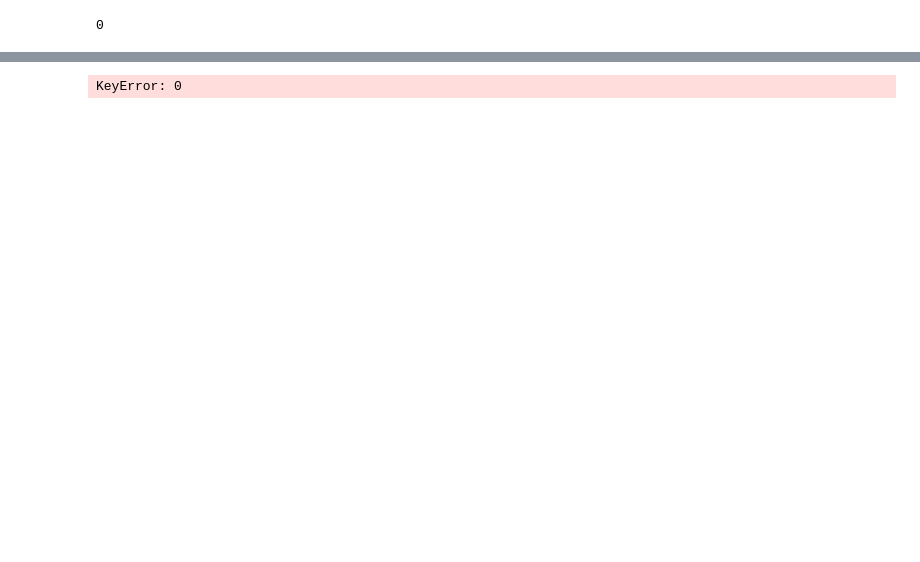
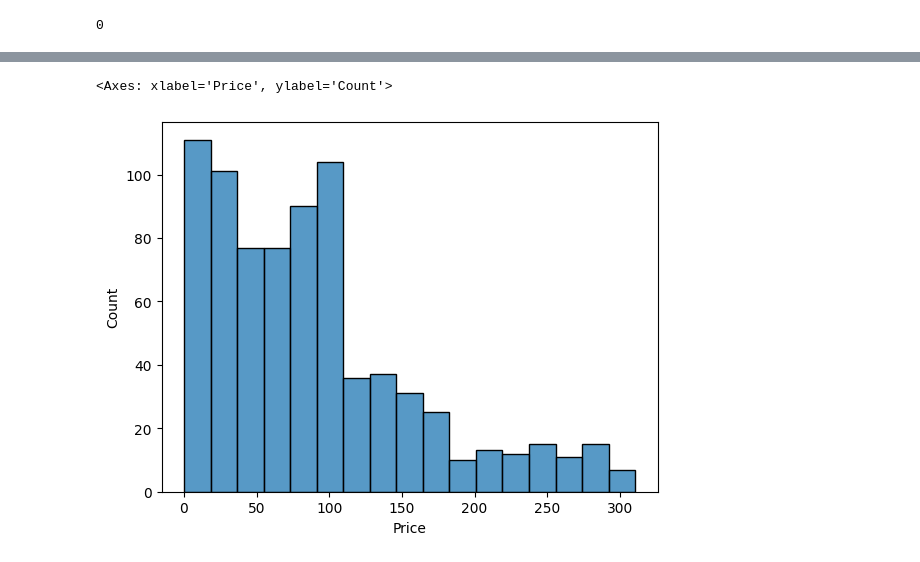
Before and after one commit to XXIIQS/schulich_data_science, a Jupyter notebook: datascience_ assignment 1.ipynb, the cells around one changed output, grey strips where cells are left out. Saved outputs shown, nothing was run; the diff lists cells and outputs as text; code cells hidden in the pictures; blank space fills up the shorter version.

```diff
--- a/datascience_ assignment 1.ipynb
+++ b/datascience_ assignment 1.ipynb
@@ -64,0 +141,3 @@ df.tail(10)
+# %%
+## drop outliers for "Units Sold"
+df.drop(df[df['Units Sold'] > u_upper_whisker].index, axis= 0, inplace= True)
@@ -64,0 +180,3 @@ df.tail(10)
+# %%
+## fill missing value in 'price' by using the mean for each product
+df['Price'].fillna(df.groupby('Product')['Price'].transform('mean'), inplace= True)
@@ -72,0 +217,3 @@ print(df['Product'].isnull().sum())
+# %%
+#### fill missing value in 'Units sold' by using the mean for each product
+df['Units Sold'].fillna(df.groupby('Product')['Units Sold'].transform('mean'), inplace= True)
@@ -113,4 +264,0 @@ memory usage: 38.0+ KB
-# %%
-sns.boxplot(df['Price'])
-# %% [output]
-KeyError: 0
@@ -119,2 +264,0 @@ df.groupby('Product')['Price'].mean()
-# %%
-df['Price'] = df['Price'].fillna(df.groupby('Product')['Price'].mean())
@@ -122,0 +265,6 @@ print(df['Price'].isnull().sum())
+# %%
+##histgram of 'Price'
+sns.histplot(df['Price'])
+# %% [output]
+<Axes: xlabel='Price', ylabel='Count'>
+[figure, added]
```
Also changed, not shown: parts of 26 cells of this notebook.
